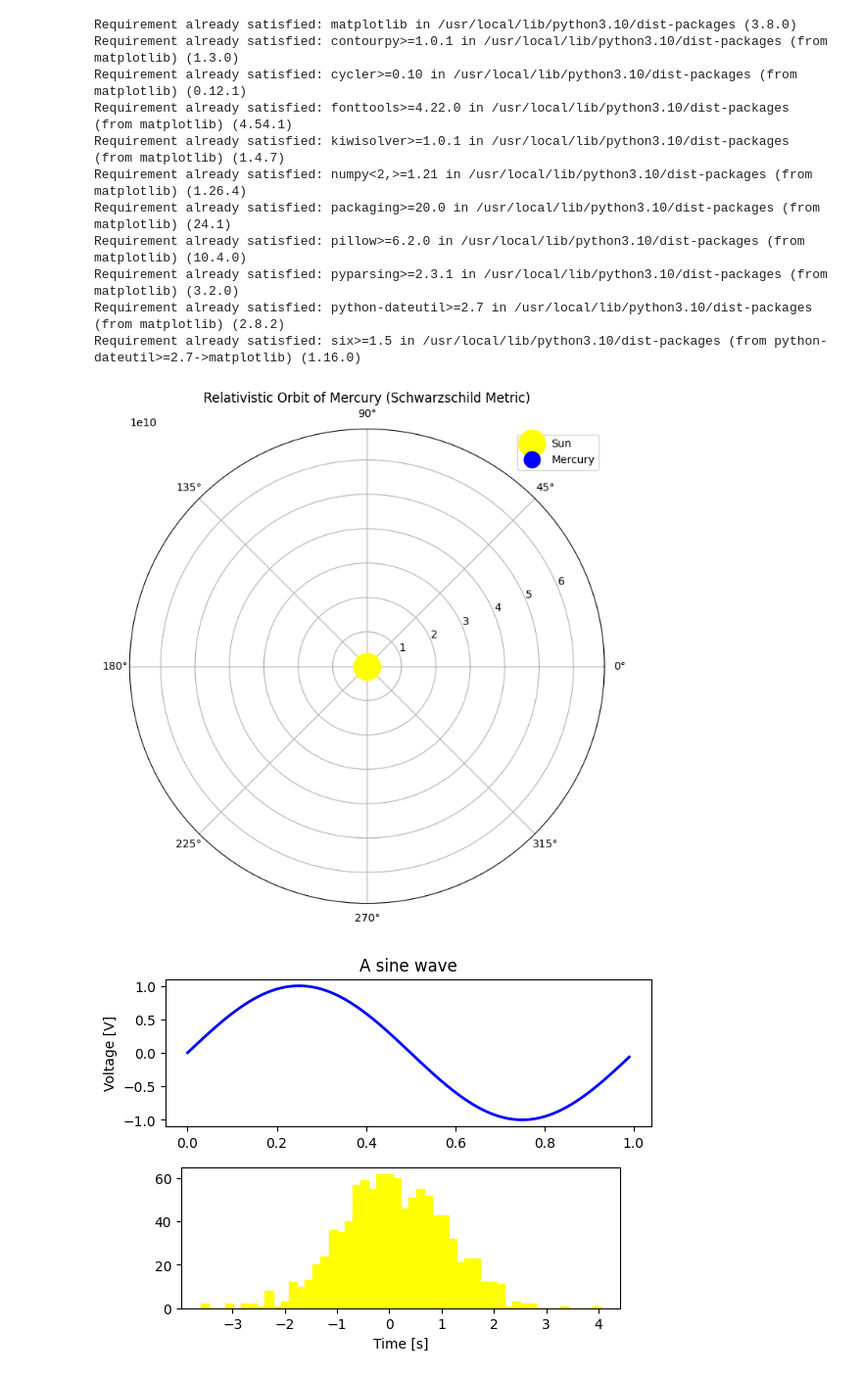
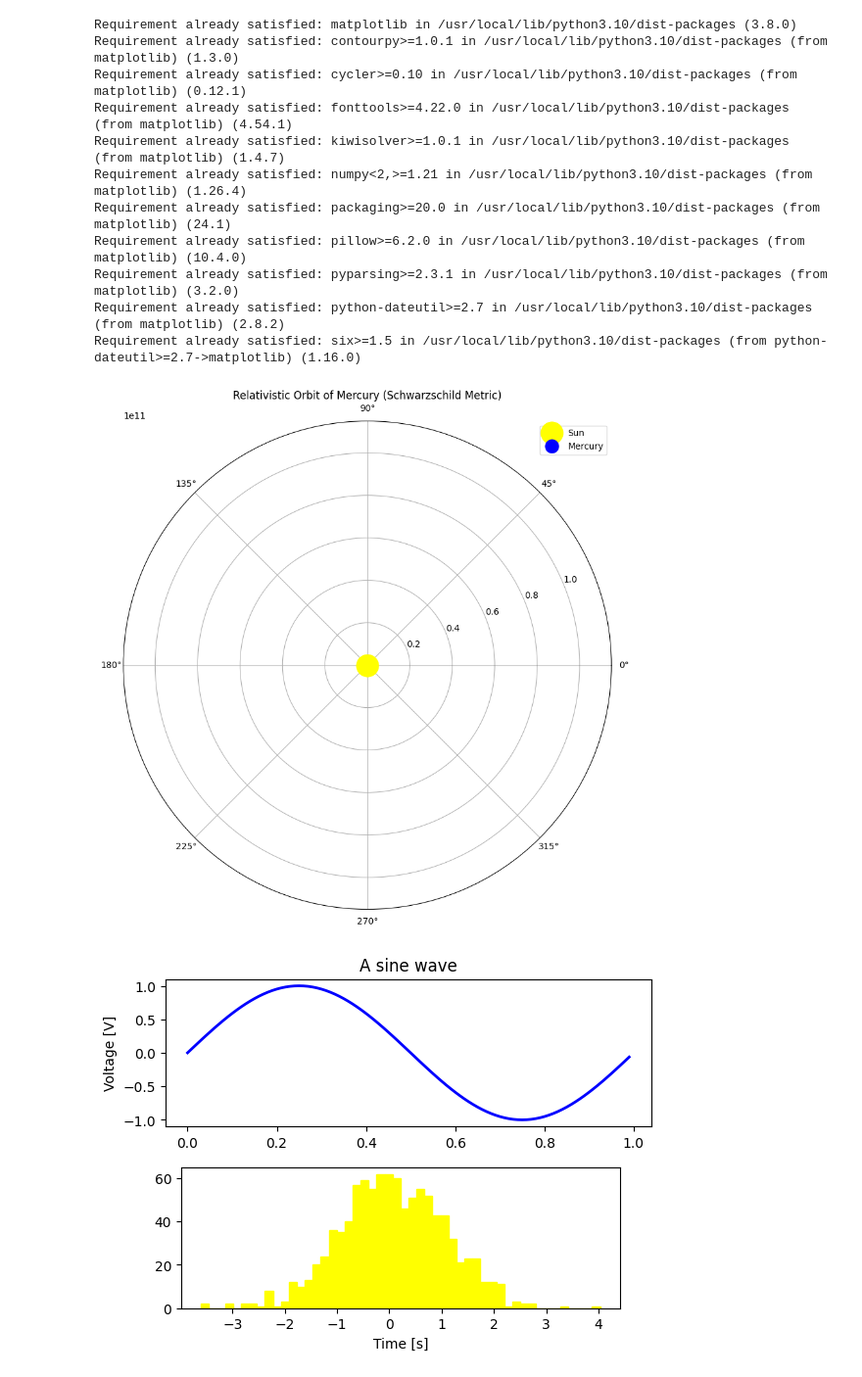
Before and after one commit to Alan-Cheong/IEEE_QW_2020, a Jupyter notebook: Mercury_Orbit.ipynb, the cells around one changed output. Shown at 98% size. Saved outputs shown, nothing was run; the diff lists cells and outputs as text; code cells hidden in the pictures.

```diff
--- a/Mercury_Orbit.ipynb
+++ b/Mercury_Orbit.ipynb
@@ -32,8 +32,8 @@ for i in range(num_points):
     r[i] = perihelion_distance * (1 + 0.205 * np.cos(theta[i]))  # Elliptical orbit approximation
 
 # Setting up the plot
-fig, ax = plt.subplots(figsize=(8, 8), subplot_kw={'projection': 'polar'})
-ax.set_ylim(0, 1.5 * perihelion_distance)
+fig, ax = plt.subplots(figsize=(10, 10), subplot_kw={'projection': 'polar'})
+ax.set_ylim(0, 2.5 * perihelion_distance)
 ax.set_title("Relativistic Orbit of Mercury (Schwarzschild Metric)")
 
 # Plot the Sun at the center with a yellow color
@@ -48,34 +48,34 @@ def init():
     line.set_data([], [])
     mercury.set_data([], [])
     return line, mercury
 
 # Animation function to update each frame
 def animate(i):
     # Update the orbit path line up to the current point
     line.set_data(theta[:i], r[:i])
     # Update Mercury's current position
     mercury.set_data(theta[i], r[i])
     return line, mercury
 
 # Call the animator with init_func defined
 ani = animation.FuncAnimation(fig, animate, frames=num_points, init_func=init, interval=10, blit=True)
 
 # Display the animation
 plt.legend(loc="upper right")
 plt.show()
 # %% [output]
 Requirement already satisfied: matplotlib in /usr/local/lib/python3.10/dist-packages (3.8.0)
 Requirement already satisfied: contourpy>=1.0.1 in /usr/local/lib/python3.10/dist-packages (from matplotlib) (1.3.0)
 Requirement already satisfied: cycler>=0.10 in /usr/local/lib/python3.10/dist-packages (from matplotlib) (0.12.1)
 Requirement already satisfied: fonttools>=4.22.0 in /usr/local/lib/python3.10/dist-packages (from matplotlib) (4.54.1)
 Requirement already satisfied: kiwisolver>=1.0.1 in /usr/local/lib/python3.10/dist-packages (from matplotlib) (1.4.7)
 Requirement already satisfied: numpy<2,>=1.21 in /usr/local/lib/python3.10/dist-packages (from matplotlib) (1.26.4)
 Requirement already satisfied: packaging>=20.0 in /usr/local/lib/python3.10/dist-packages (from matplotlib) (24.1)
 Requirement already satisfied: pillow>=6.2.0 in /usr/local/lib/python3.10/dist-packages (from matplotlib) (10.4.0)
 Requirement already satisfied: pyparsing>=2.3.1 in /usr/local/lib/python3.10/dist-packages (from matplotlib) (3.2.0)
 Requirement already satisfied: python-dateutil>=2.7 in /usr/local/lib/python3.10/dist-packages (from matplotlib) (2.8.2)
 Requirement already satisfied: six>=1.5 in /usr/local/lib/python3.10/dist-packages (from python-dateutil>=2.7->matplotlib) (1.16.0)
-[figure, old version]
+[figure, new version]
 # %%
 import matplotlib.pyplot as plt
 import numpy as np
```
Also changed, not shown: parts of 3 cells of this notebook.
